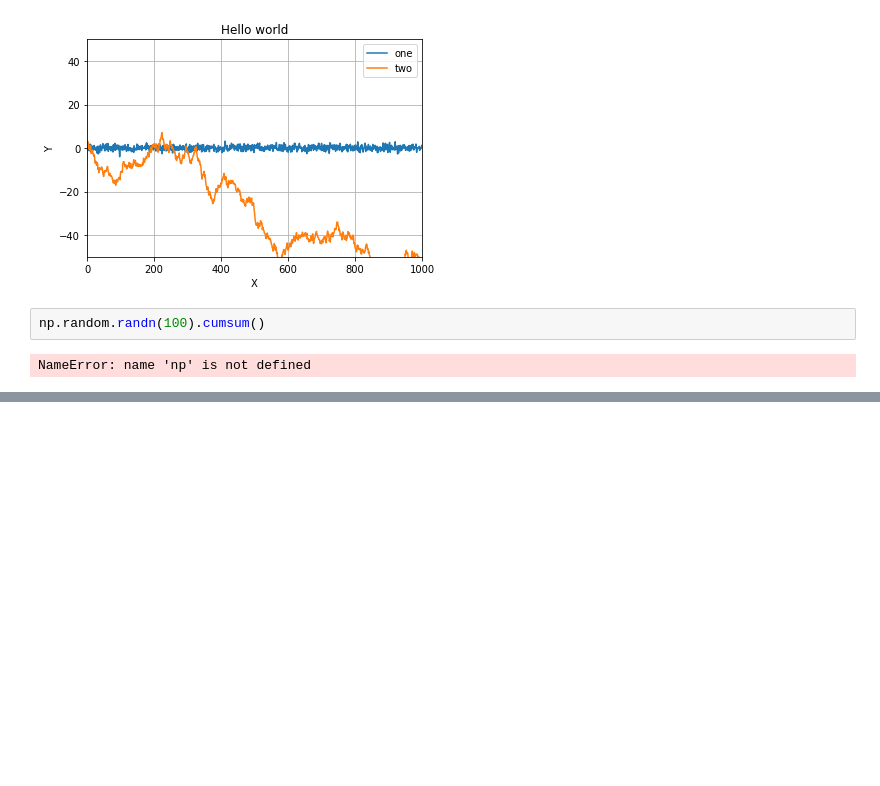
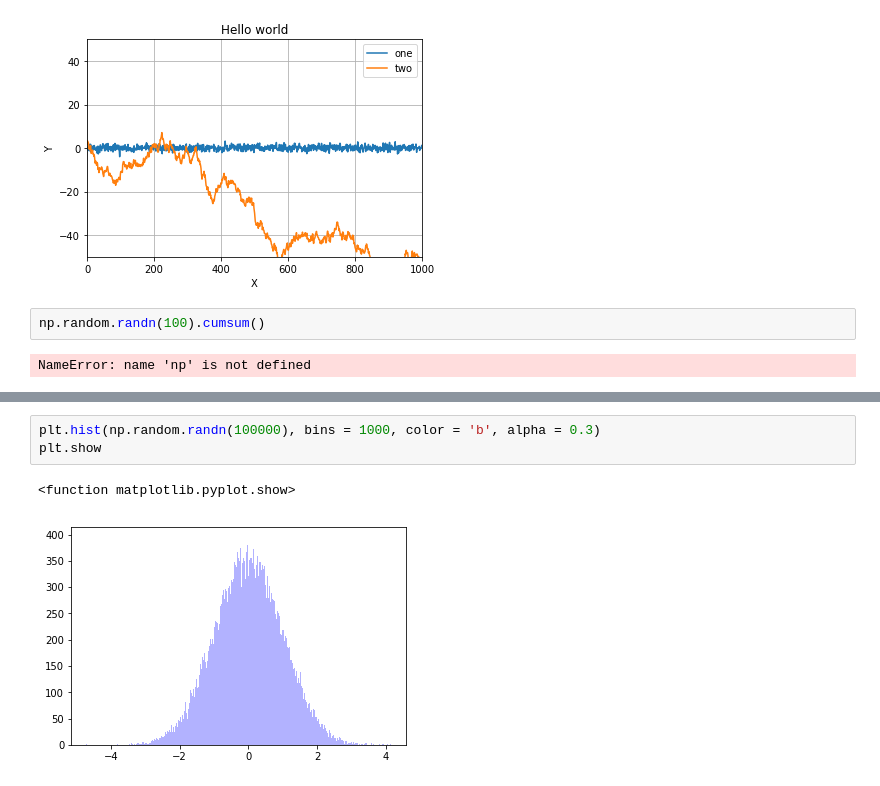
Before and after one commit to nosangho/DataScience, a Jupyter notebook: self_study/day10_2.ipynb, the cells around one changed output, grey strips where cells are left out. Cells and saved outputs as stored; diff of their text form; blank space fills up the shorter version.

```diff
--- a/self_study/day10_2.ipynb
+++ b/self_study/day10_2.ipynb
@@ -612,0 +1134,6 @@ NameError: name 'np' is not defined
+# %%
+plt.hist(np.random.randn(100000), bins = 1000, color = 'b', alpha = 0.3)
+plt.show
+# %% [output]
+<function matplotlib.pyplot.show>
+[figure, added]
```
Also changed, not shown: parts of 91 cells of this notebook, 3 other files.
